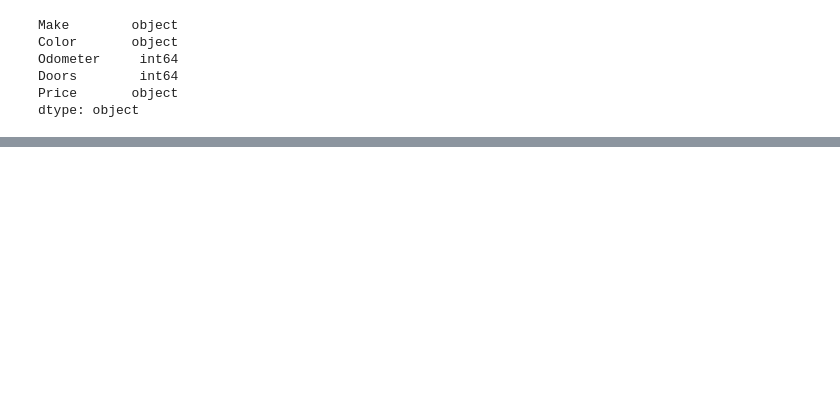
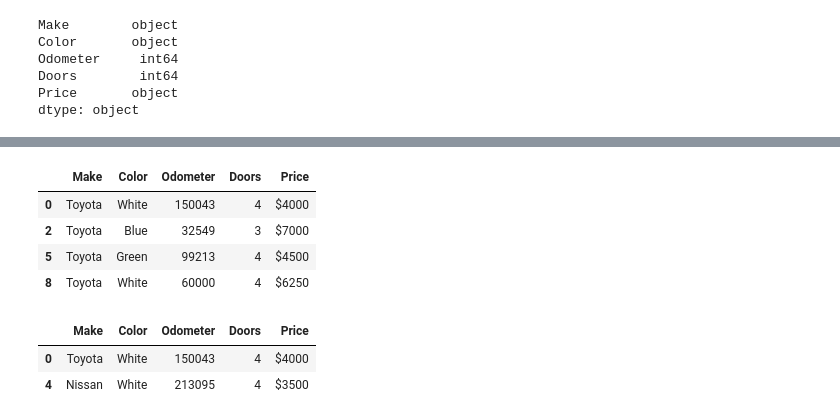
Before and after one commit to swanny0000/ZTM-TensorFlow, a Jupyter notebook: appendix-pandas/intro2pandas.ipynb, the cells around one changed output, grey strips where cells are left out. Saved outputs shown, nothing was run; the diff lists cells and outputs as text; code cells hidden in the pictures; blank space fills up the shorter version.

```diff
--- a/appendix-pandas/intro2pandas.ipynb
+++ b/appendix-pandas/intro2pandas.ipynb
@@ -50,0 +167,14 @@ dtype: object
+# %%
+car_sales[car_sales["Make"] == "Toyota"]
+# %% [output]
+|  | Make | Color | Odometer | Doors | Price |
+| 0 | Toyota | White | 150043 | 4 | $4000 |
+| 2 | Toyota | Blue | 32549 | 3 | $7000 |
+| 5 | Toyota | Green | 99213 | 4 | $4500 |
+| 8 | Toyota | White | 60000 | 4 | $6250 |
+# %%
+car_sales[car_sales["Odometer"] > 100000]
+# %% [output]
+|  | Make | Color | Odometer | Doors | Price |
+| 0 | Toyota | White | 150043 | 4 | $4000 |
+| 4 | Nissan | White | 213095 | 4 | $3500 |
```
Also changed, not shown: parts of 17 cells of this notebook.
